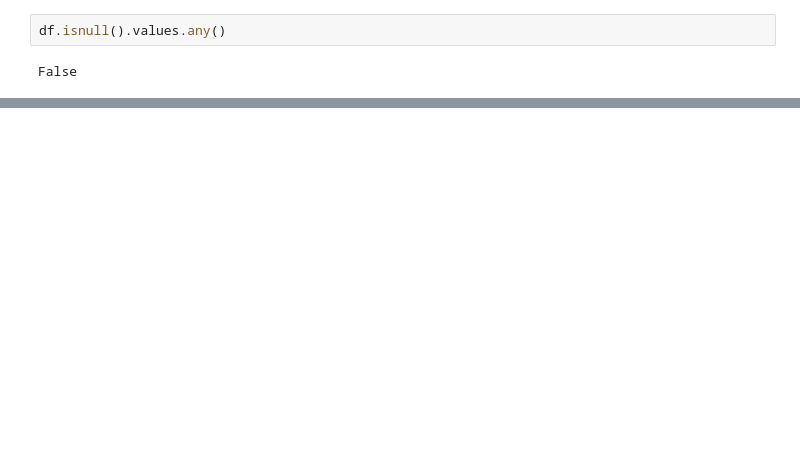
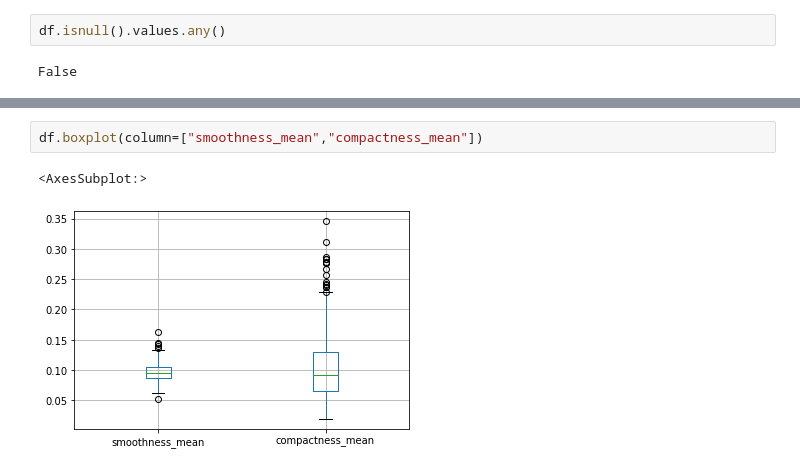
Before and after one commit to crismassaneiro/breast-cancer-analysis, a Jupyter notebook: analysis.ipynb, the cells around one changed output, grey strips where cells are left out. Cells and saved outputs as stored; diff of their text form; blank space fills up the shorter version.

```diff
--- a/analysis.ipynb
+++ b/analysis.ipynb
@@ -80,0 +88,5 @@ df.boxplot(column=["perimeter_mean"])
+# %%
+df.boxplot(column=["smoothness_mean","compactness_mean"])
+# %% [output]
+<AxesSubplot:>
+[figure, added]
```
Also changed, not shown: parts of 24 cells of this notebook.
